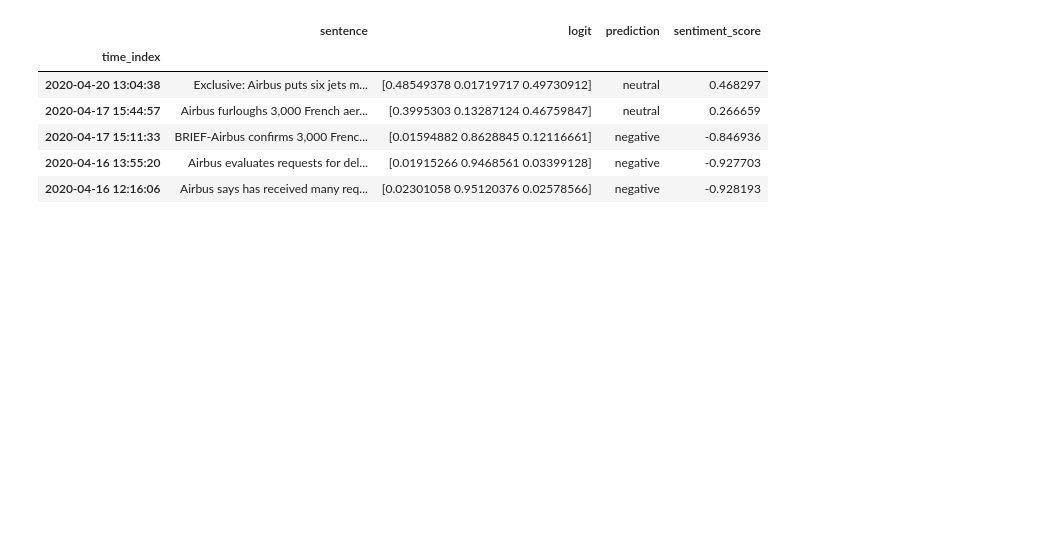
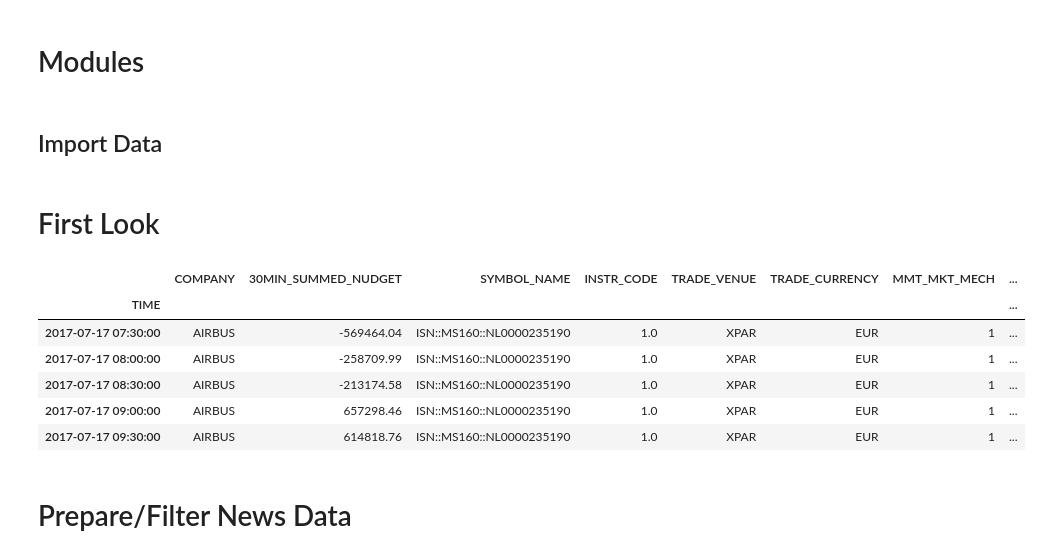
Before and after one commit to Tirayr/AcademyWork, a Jupyter notebook: code/notebooks/Visualize_Market_Direction.ipynb, the cells around one changed output. Drawn from its saved outputs; the diff is of its cells as text; code cells hidden in the pictures; blank space fills up the shorter version.

```diff
--- a/code/notebooks/Visualize_Market_Direction.ipynb
+++ b/code/notebooks/Visualize_Market_Direction.ipynb
@@ -1,3 +1,5 @@
+# %% [markdown]
+# Modules
 # %%
 import pandas as pd
 import numpy as np
@@ -6,26 +8,34 @@ import seaborn as sns
 import seaborn as sns; sns.set()
 import datetime as dt
 sns.set(rc={'figure.figsize':(20, 10)})
+# %% [markdown]
+## Import Data
 # %%
 Indicator=pd.read_csv("/home/tirayr/pythonscripts/MyPjOne/data/work/Market_Indicator_data_nudget_AIRBUS.out"
                    ,"|"
-                   ,engine='python',index_col=1
+                   ,engine='python'
+                   ,index_col=1
                    ,parse_dates=True)
 News=pd.read_csv("/home/tirayr/pythonscripts/MyPjOne/data/daily/20200517/Final_FinNews_Analysed/AIRBUS_20170715_20200424.csv"
                    ,"|"
-                   ,engine='python',index_col=0
+                   ,engine='python'
+                   ,index_col=0
                    ,parse_dates=True)
+# %% [markdown]
+# First Look
 # %%
-# MyDataIndicator.head(n=5)
-News.head()
+Indicator.head(n=5)
+# News.head()
 # %% [output]
-|  | sentence | logit | prediction | sentiment_score |
-| time_index |  |  |  |  |
-| 2020-04-20 13:04:38 | Exclusive: Airbus puts six jets m... | [0.48549378 0.01719717 0.49730912] | neutral | 0.468297 |
-| 2020-04-17 15:44:57 | Airbus furloughs 3,000 French aer... | [0.3995303 0.13287124 0.46759847] | neutral | 0.266659 |
-| 2020-04-17 15:11:33 | BRIEF-Airbus confirms 3,000 Frenc... | [0.01594882 0.8628845 0.12116661] | negative | -0.846936 |
-| 2020-04-16 13:55:20 | Airbus evaluates requests for del... | [0.01915266 0.9468561 0.03399128] | negative | -0.927703 |
-| 2020-04-16 12:16:06 | Airbus says has received many req... | [0.02301058 0.95120376 0.02578566] | negative | -0.928193 |
+|  | COMPANY | 30MIN_SUMMED_NUDGET | SYMBOL_NAME | INSTR_CODE | TRADE_VENUE | TRADE_CURRENCY | MMT_MKT_MECH | ... |
+| TIME |  |  |  |  |  |  |  | ... |
+| 2017-07-17 07:30:00 | AIRBUS | -569464.04 | ISN::MS160::NL0000235190 | 1.0 | XPAR | EUR | 1 | ... |
+| 2017-07-17 08:00:00 | AIRBUS | -258709.99 | ISN::MS160::NL0000235190 | 1.0 | XPAR | EUR | 1 | ... |
+| 2017-07-17 08:30:00 | AIRBUS | -213174.58 | ISN::MS160::NL0000235190 | 1.0 | XPAR | EUR | 1 | ... |
+| 2017-07-17 09:00:00 | AIRBUS | 657298.46 | ISN::MS160::NL0000235190 | 1.0 | XPAR | EUR | 1 | ... |
+| 2017-07-17 09:30:00 | AIRBUS | 614818.76 | ISN::MS160::NL0000235190 | 1.0 | XPAR | EUR | 1 | ... |
+# %% [markdown]
+# Prepare/Filter News Data
 # %%
 News=News.groupby(['time_index']).agg(lambda x : x.mean() if x.dtype=='float64' else ' '.join(x))
 News.loc[(News['sentiment_score']<0.5) & (News['sentiment_score'])>-0.5,'prediction'] ='neutral'
```
Also changed, not shown: parts of 9 cells of this notebook, 3 other files.
